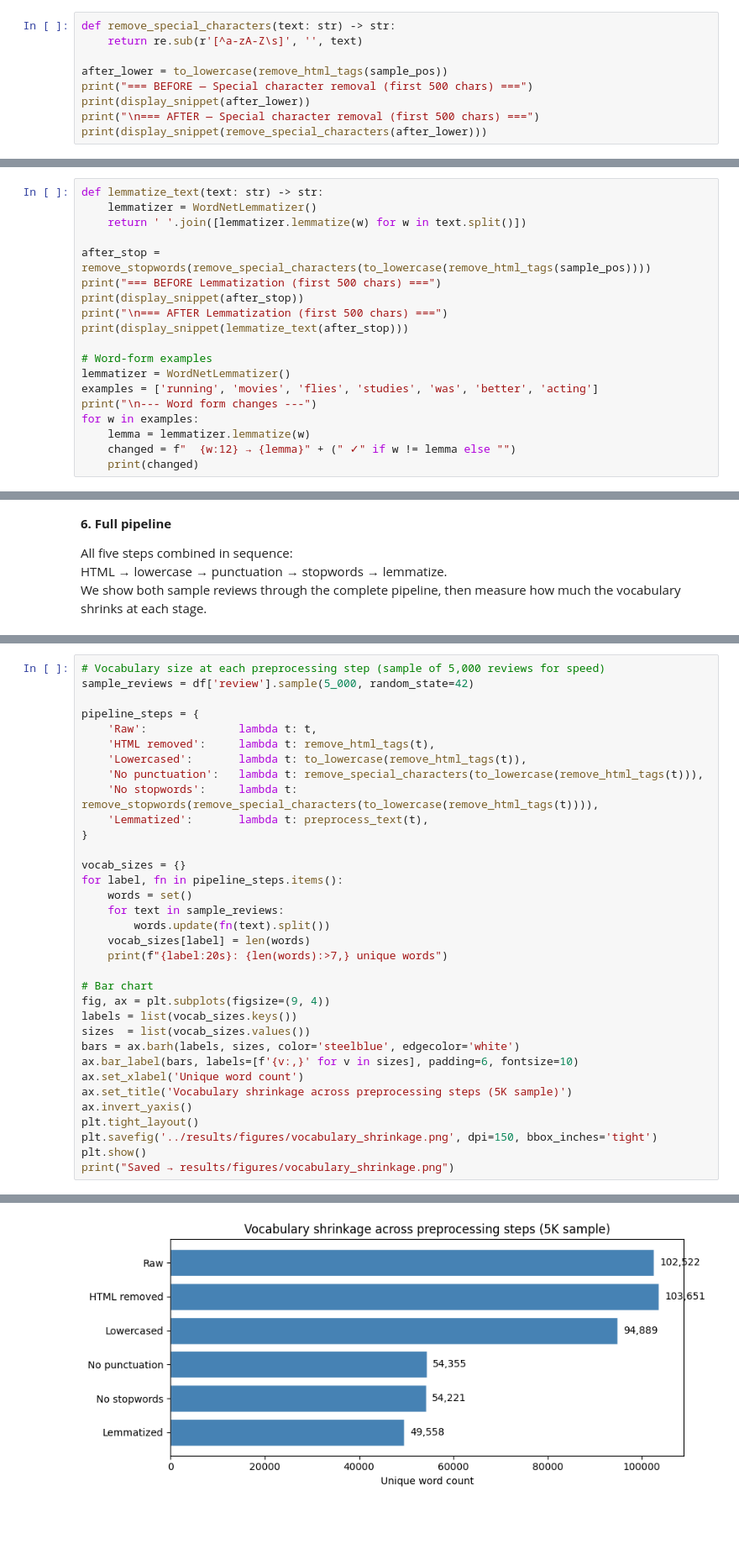
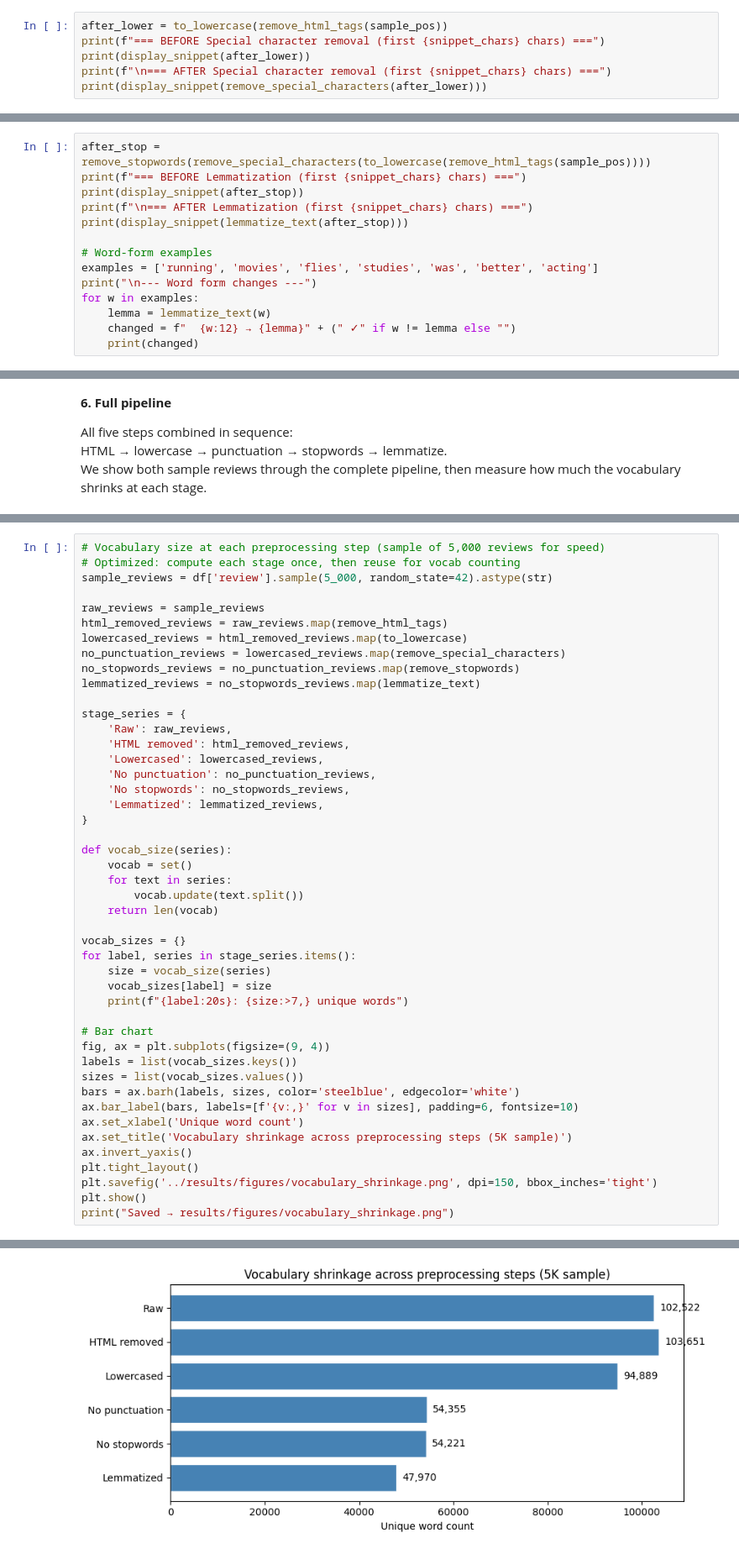
Before and after one commit to Lidizz/imdb-sentiment-analysis, a Jupyter notebook: notebooks/02_preprocessing.ipynb, the cells around one changed output, grey strips where cells are left out. Shown at 84% size. Saved outputs shown, nothing was run; the diff lists cells and outputs as text; blank space fills up the shorter version.

```diff
--- a/notebooks/02_preprocessing.ipynb
+++ b/notebooks/02_preprocessing.ipynb
@@ -116,12 +133,9 @@ Punctuation and digits contribute nothing to a bag-of-words model.
 Keeping them would bloat the vocabulary with tokens like `"!!!"` or `"2024"` that appear rarely and carry no transferable meaning.
 After this step we are keeping only letters and spaces.
 # %%
-def remove_special_characters(text: str) -> str:
-    return re.sub(r'[^a-zA-Z\s]', '', text)
-
 after_lower = to_lowercase(remove_html_tags(sample_pos))
-print("=== BEFORE — Special character removal (first 500 chars) ===")
+print(f"=== BEFORE Special character removal (first {snippet_chars} chars) ===")
 print(display_snippet(after_lower))
-print("\n=== AFTER — Special character removal (first 500 chars) ===")
+print(f"\n=== AFTER Special character removal (first {snippet_chars} chars) ===")
 print(display_snippet(remove_special_characters(after_lower)))
 # %% [output]
@@ -193,20 +202,15 @@ We prefer lemmatization over stemming because it always produces real words.
 # %%
-def lemmatize_text(text: str) -> str:
-    lemmatizer = WordNetLemmatizer()
-    return ' '.join([lemmatizer.lemmatize(w) for w in text.split()])
-
 after_stop = remove_stopwords(remove_special_characters(to_lowercase(remove_html_tags(sample_pos))))
-print("=== BEFORE Lemmatization (first 500 chars) ===")
+print(f"=== BEFORE Lemmatization (first {snippet_chars} chars) ===")
 print(display_snippet(after_stop))
-print("\n=== AFTER Lemmatization (first 500 chars) ===")
+print(f"\n=== AFTER Lemmatization (first {snippet_chars} chars) ===")
 print(display_snippet(lemmatize_text(after_stop)))
 
 # Word-form examples
-lemmatizer = WordNetLemmatizer()
 examples = ['running', 'movies', 'flies', 'studies', 'was', 'better', 'acting']
 print("\n--- Word form changes ---")
 for w in examples:
-    lemma = lemmatizer.lemmatize(w)
+    lemma = lemmatize_text(w)
     changed = f"  {w:12} → {lemma}" + (" ✓" if w != lemma else "")
     print(changed)
 # %% [output]
@@ -282,28 +271,40 @@ instead watched drama meaningless thriller spot well playing parent descent dial
 # %%
 # Vocabulary size at each preprocessing step (sample of 5,000 reviews for speed)
-sample_reviews = df['review'].sample(5_000, random_state=42)
+# Optimized: compute each stage once, then reuse for vocab counting
+sample_reviews = df['review'].sample(5_000, random_state=42).astype(str)
 
-pipeline_steps = {
-    'Raw':              lambda t: t,
-    'HTML removed':     lambda t: remove_html_tags(t),
-    'Lowercased':       lambda t: to_lowercase(remove_html_tags(t)),
-    'No punctuation':   lambda t: remove_special_characters(to_lowercase(remove_html_tags(t))),
-    'No stopwords':     lambda t: remove_stopwords(remove_special_characters(to_lowercase(remove_html_tags(t)))),
-    'Lemmatized':       lambda t: preprocess_text(t),
+raw_reviews = sample_reviews
+html_removed_reviews = raw_reviews.map(remove_html_tags)
+lowercased_reviews = html_removed_reviews.map(to_lowercase)
+no_punctuation_reviews = lowercased_reviews.map(remove_special_characters)
+no_stopwords_reviews = no_punctuation_reviews.map(remove_stopwords)
+lemmatized_reviews = no_stopwords_reviews.map(lemmatize_text)
+
+stage_series = {
+    'Raw': raw_reviews,
+    'HTML removed': html_removed_reviews,
+    'Lowercased': lowercased_reviews,
+    'No punctuation': no_punctuation_reviews,
+    'No stopwords': no_stopwords_reviews,
+    'Lemmatized': lemmatized_reviews,
 }
 
+def vocab_size(series):
+    vocab = set()
+    for text in series:
+        vocab.update(text.split())
+    return len(vocab)
+
 vocab_sizes = {}
-for label, fn in pipeline_steps.items():
-    words = set()
-    for text in sample_reviews:
-        words.update(fn(text).split())
-    vocab_sizes[label] = len(words)
-    print(f"{label:20s}: {len(words):>7,} unique words")
+for label, series in stage_series.items():
+    size = vocab_size(series)
+    vocab_sizes[label] = size
+    print(f"{label:20s}: {size:>7,} unique words")
 
 # Bar chart
 fig, ax = plt.subplots(figsize=(9, 4))
 labels = list(vocab_sizes.keys())
-sizes  = list(vocab_sizes.values())
+sizes = list(vocab_sizes.values())
 bars = ax.barh(labels, sizes, color='steelblue', edgecolor='white')
 ax.bar_label(bars, labels=[f'{v:,}' for v in sizes], padding=6, fontsize=10)
 ax.set_xlabel('Unique word count')
@@ -323,4 +324,4 @@ Lemmatized          :  49,558 unique words
-[figure, old version]
+[figure, new version]
 Saved → results/figures/vocabulary_shrinkage.png
 # %% [markdown]
 **7. Apply to full dataset**
```
Also changed, not shown: parts of 11 cells of this notebook.
